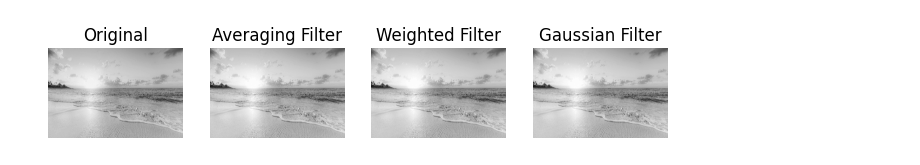
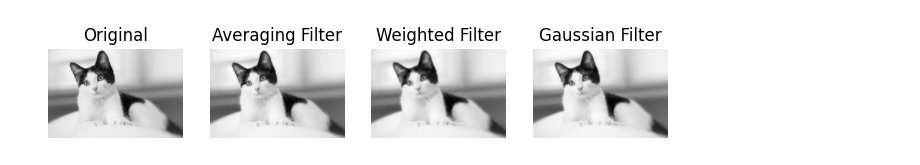
Before and after one commit to iakshkhurana/ip-lab, a Jupyter notebook: img-smoothening/solutions.ipynb, the cells around one changed output. Saved outputs shown, nothing was run; the diff lists cells and outputs as text; code cells hidden in the pictures.

```diff
--- a/img-smoothening/solutions.ipynb
+++ b/img-smoothening/solutions.ipynb
@@ -1,35 +1,19 @@
 # %%
 import cv2
 import numpy as np
 import matplotlib.pyplot as plt
 
-img = cv2.imread("../dataset/sample.jpg", 0)
+img = cv2.imread("../dataset/src.jpeg",0)
 
-# 1️⃣ Averaging filter (unweighted / mean filter)
-avg = cv2.blur(img, (3, 3))  # 3x3 mean filter
+avg = cv2.blur(img, (2, 2)) # average
 
-# 2️⃣ Weighted filter: h(x,y) = max(|x|, |y|)
-# Create 3x3 mask using that formula
 mask = np.zeros((3,3), dtype=np.float32)
 for i in range(3):
     for j in range(3):
         mask[i,j] = max(abs(i-1), abs(j-1))   # center = (1,1)
 mask = mask / mask.sum()                     # normalize
 weighted = cv2.filter2D(img, -1, mask)
 
-# 3️⃣ Gaussian filter
 gauss = cv2.GaussianBlur(img, (3, 3), 0)
-
-# Show results
-titles = ["Original", "Averaging Filter", "Weighted Filter", "Gaussian Filter"]
-images = [img, avg, weighted, gauss]
-
-plt.figure(figsize=(8,4))
-for i in range(4):
-    plt.subplot(1,4,i+1)
-    plt.imshow(images[i], cmap='gray')
-    plt.title(titles[i])
-    plt.axis('off')
-plt.show()
 # %% [output]
-[figure, old version]
+[figure, new version]
```
Also changed, not shown: parts of 1 cell of this notebook, 5 other files.
